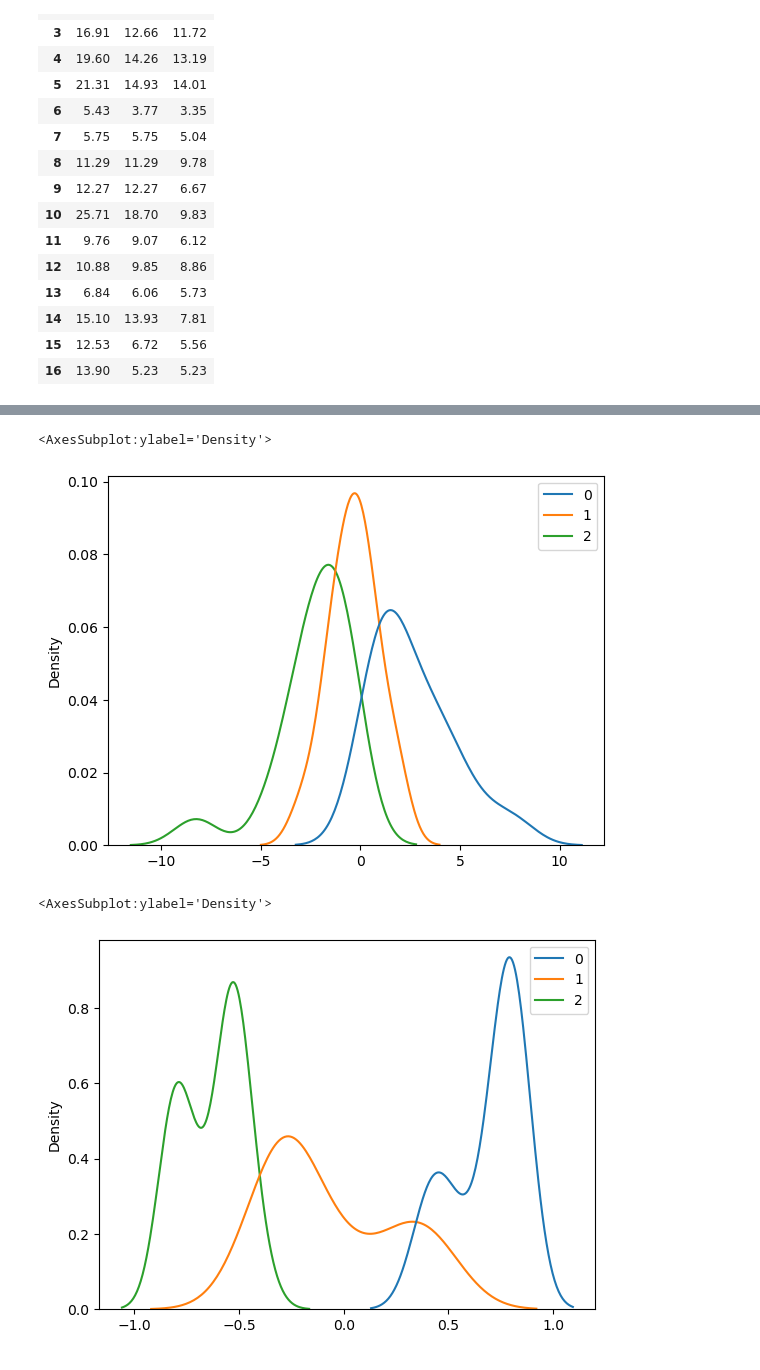
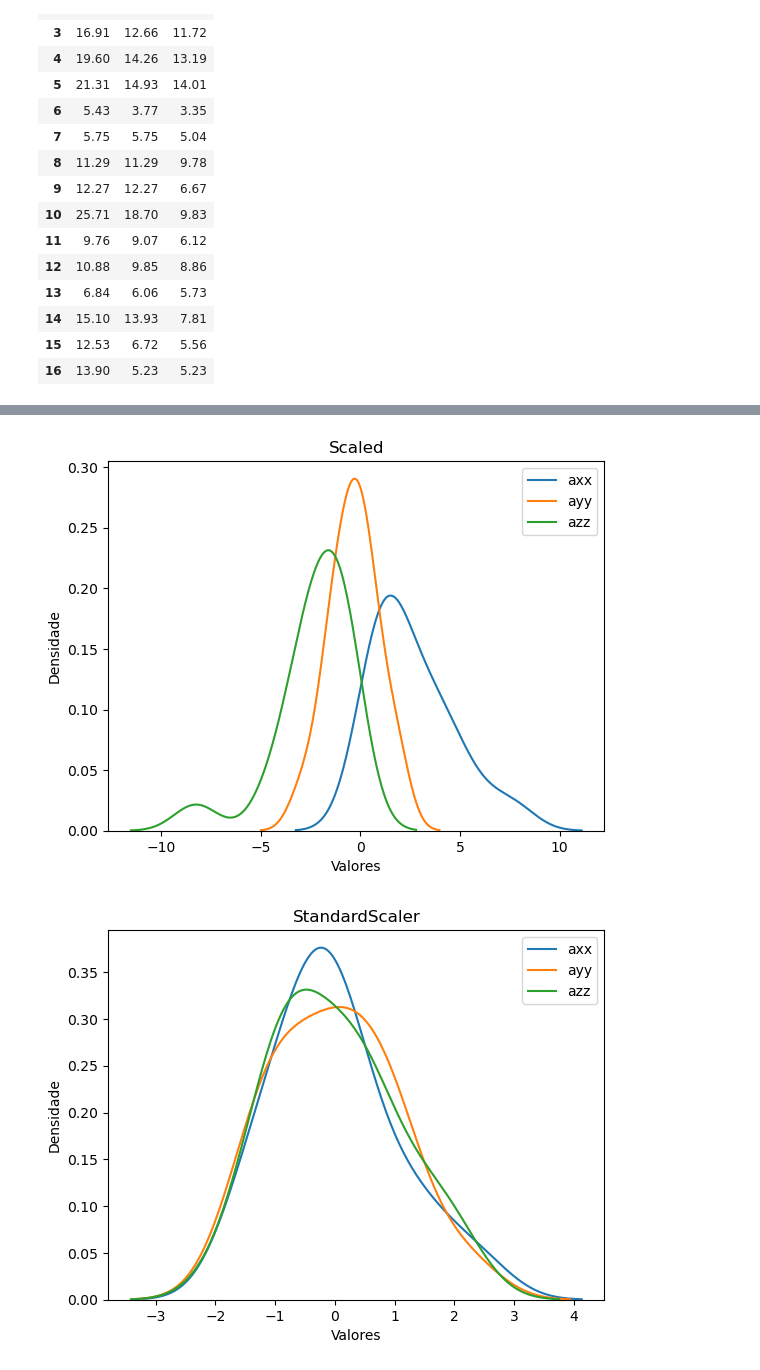
Before and after one commit to Miguilo/Master-Degree-Research, a Jupyter notebook: Positron-Binding-Energy/notebooks/Apolar Molecules/getting_optimized_models.ipynb, the cells around one changed output, grey strips where cells are left out. Drawn from its saved outputs; the diff is of its cells as text; code cells hidden in the pictures.

Commit message:
defined if i need to scale pol aniso

```diff
--- a/Positron-Binding-Energy/notebooks/Apolar Molecules/getting_optimized_models.ipynb
+++ b/Positron-Binding-Energy/notebooks/Apolar Molecules/getting_optimized_models.ipynb
@@ -195,10 +184,0 @@ x_scale = scale(x_partial, axis=1, with_mean=True, with_std=False)
-# %%
-import seaborn as sns
-import matplotlib.pyplot as plt
-
-x_partial = x_scale
-# %%
-sns.kdeplot(x_partial)
-# %% [output]
-<AxesSubplot:ylabel='Density'>
-[figure, removed]
@@ -213,5 +185,31 @@ x_norm = x_partial/sqrt
-# %%
-sns.kdeplot(x_norm)
-# %% [output]
-<AxesSubplot:ylabel='Density'>
-[figure, removed]
+# %%
+import seaborn as sns
+import matplotlib.pyplot as plt
+def kde_plot(X, column_names, title = 'Distribuição das Colunas'):
+    for i,j in enumerate(column_names):
+        sns.kdeplot(X[:, i], label=j)
+
+    # Definir título e rótulos dos eixos
+    plt.title(title)
+    plt.xlabel('Valores')
+    plt.ylabel('Densidade')
+
+    # Exibir a legenda
+    plt.legend()
+
+    # Exibir o gráfico
+    plt.show()
+# %%
+from sklearn.compose import ColumnTransformer
+from sklearn.preprocessing import scale
+
+x_scale = scale(x_partial, axis=1, with_mean=True, with_std=False)
+column_names = ['axx', 'ayy', 'azz']
+kde_plot(x_scale, column_names, title='Scaled')
+kde_plot(StandardScaler().fit_transform(x_partial), column_names, title= 'StandardScaler')
+kde_plot(MinMaxScaler().fit_transform(x_partial), column_names, title = 'MinMaxScaler')
+kde_plot(RobustScaler().fit_transform(x_partial), column_names, title = "RobustScaler")
+kde_plot(x_partial.values, column_names, title='Non Scaled')
+# %% [output]
+[figure, added]
+[figure, added]
```
Also changed, not shown: parts of 12 cells of this notebook.
